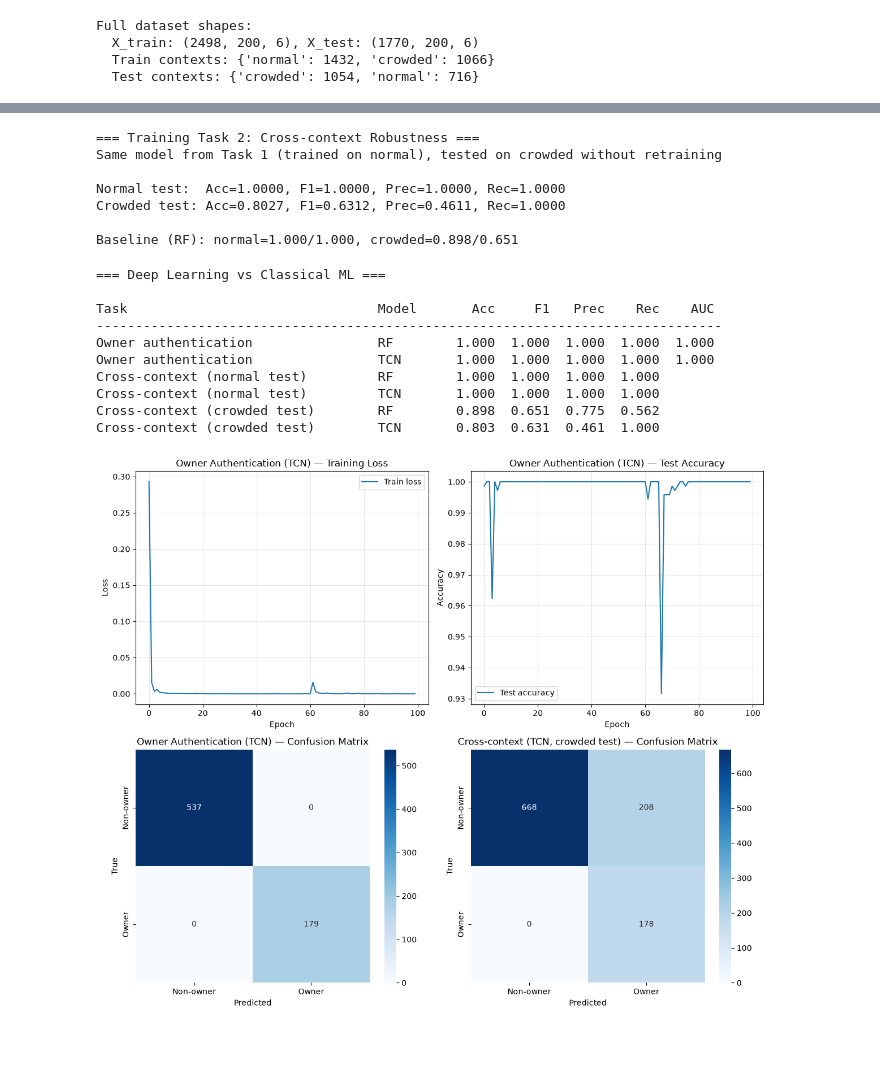
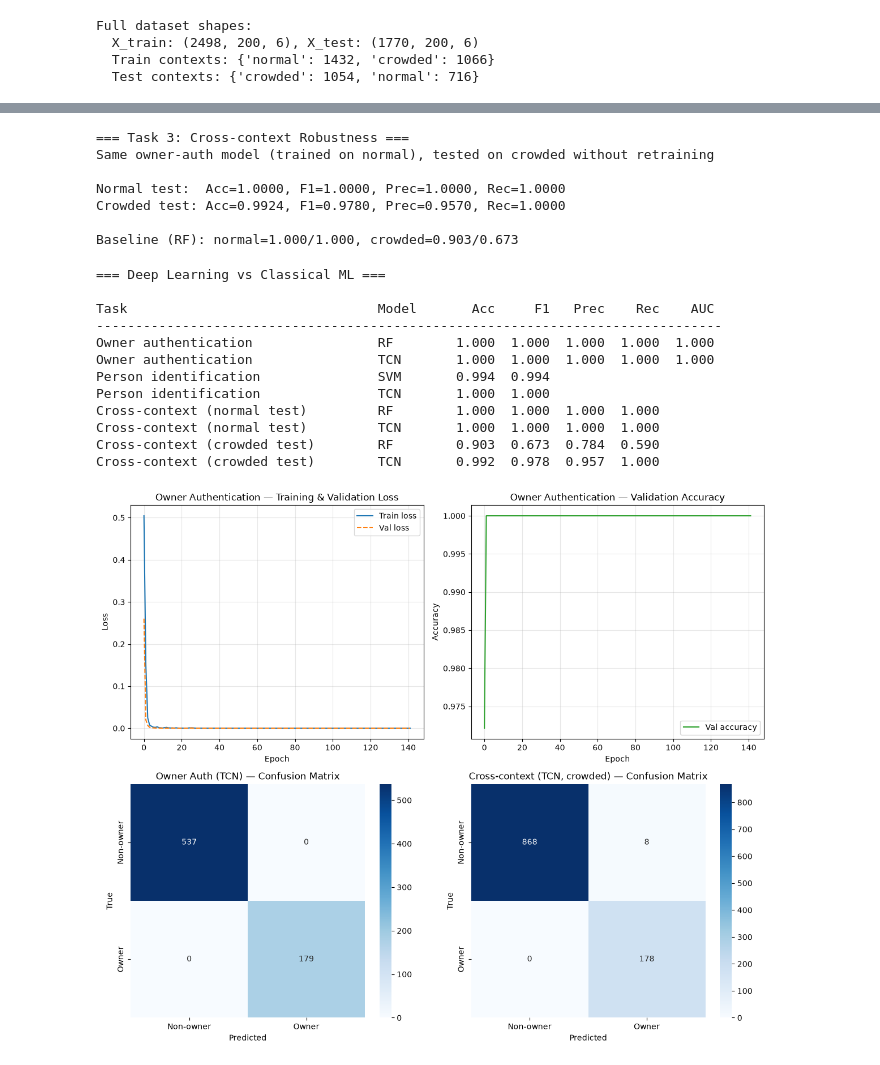
Before and after one commit to Pedro105/ML4QS, a Jupyter notebook: Experiment/05_deeplearning.ipynb, the cells around one changed output, grey strips where cells are left out. Drawn from its saved outputs; the diff is of its cells as text; code cells hidden in the pictures.

```diff
--- a/Experiment/05_deeplearning.ipynb
+++ b/Experiment/05_deeplearning.ipynb
@@ -206,17 +346,9 @@ Training function defined.
 # %%
-def evaluate_binary(y_true, y_pred, y_proba):
-    return {
-        'accuracy': accuracy_score(y_true, y_pred),
-        'f1': f1_score(y_true, y_pred),
-        'precision': precision_score(y_true, y_pred),
-        'recall': recall_score(y_true, y_pred),
-        'roc_auc': roc_auc_score(y_true, y_proba[:, 1]) if y_proba is not None else np.nan,
-    }
-
-
-print('\n=== Training Task 1: Owner Authentication ===')
-pred_tr_auth, pred_te_auth, probs_te_auth, hist_auth, model_auth = train_model(
-    X_train_auth, y_train_auth, X_test_auth, y_test_auth, epochs=100, batch_size=32
+# --- Task 1: Final owner authentication model with best config ---
+print('=== Task 1: Owner Authentication (best config) ===\n')
+pred_te_auth, probs_te_auth, hist_auth, model_auth = train_model(
+    X_train_auth, y_train_auth, X_test_auth, y_test_auth,
+    epochs=150, batch_size=32, lr=1e-3, **best_cfg
 )
 
 metrics_auth = evaluate_binary(y_test_auth, pred_te_auth, probs_te_auth)
@@ -239,6 +401,7 @@ Baseline (RF): Acc=1.000, F1=1.000, Prec=1.000, Rec=1.000, AUC=1.000
 # %%
-print('\n=== Training Task 2: Cross-context Robustness ===')
-print('Same model from Task 1 (trained on normal), tested on crowded without retraining\n')
+# --- Task 3: Cross-context Robustness ---
+print('=== Task 3: Cross-context Robustness ===')
+print('Same owner-auth model (trained on normal), tested on crowded without retraining\n')
 
 pred_te_crowded, probs_te_crowded = predict_with_model(model_auth, X_test_crowded)
 
@@ -249,21 +412,24 @@ print(f"Normal test:  Acc={metrics_normal['accuracy']:.4f}, F1={metrics_normal['
       f"Prec={metrics_normal['precision']:.4f}, Rec={metrics_normal['recall']:.4f}")
 print(f"Crowded test: Acc={metrics_crowded['accuracy']:.4f}, F1={metrics_crowded['f1']:.4f}, "
       f"Prec={metrics_crowded['precision']:.4f}, Rec={metrics_crowded['recall']:.4f}")
-print(f"\nBaseline (RF): normal=1.000/1.000, crowded=0.898/0.651")
+print(f"\nBaseline (RF): normal=1.000/1.000, crowded=0.903/0.673")
 # %% [output]
-=== Training Task 2: Cross-context Robustness ===
-Same model from Task 1 (trained on normal), tested on crowded without retraining
+=== Task 3: Cross-context Robustness ===
+Same owner-auth model (trained on normal), tested on crowded without retraining
 
 Normal test:  Acc=1.0000, F1=1.0000, Prec=1.0000, Rec=1.0000
-Crowded test: Acc=0.8027, F1=0.6312, Prec=0.4611, Rec=1.0000
+Crowded test: Acc=0.9924, F1=0.9780, Prec=0.9570, Rec=1.0000
 
-Baseline (RF): normal=1.000/1.000, crowded=0.898/0.651
+Baseline (RF): normal=1.000/1.000, crowded=0.903/0.673
 # %%
+# Save all results
 dl_results = pd.DataFrame([
     {'task': 'Owner authentication', 'accuracy': metrics_auth['accuracy'],
      'f1': metrics_auth['f1'], 'precision': metrics_auth['precision'],
      'recall': metrics_auth['recall'], 'roc_auc': metrics_auth['roc_auc'],
      'model': 'TCN'},
+    {'task': 'Person identification', 'accuracy': metrics_person['accuracy'],
+     'macro_f1': metrics_person['macro_f1'], 'model': 'TCN'},
     {'task': 'Cross-context robustness', 'accuracy': metrics_normal['accuracy'],
      'f1': metrics_normal['f1'], 'precision': metrics_normal['precision'],
      'recall': metrics_normal['recall'], 'roc_auc': metrics_normal['roc_auc'],
@@ -273,18 +439,19 @@ dl_results = pd.DataFrame([
      'recall': metrics_crowded['recall'], 'roc_auc': metrics_crowded['roc_auc'],
      'model': 'TCN', 'subset': 'crowded_test'},
 ])
+dl_results.to_csv(RES / 'deeplearning_results.csv', index=False)
 
-print('\n=== Deep Learning vs Classical ML ===')
+print('=== Deep Learning vs Classical ML ===')
 print(f"\n{'Task':<35} {'Model':<8} {'Acc':>6} {'F1':>6} {'Prec':>6} {'Rec':>6} {'AUC':>6}")
 print('-' * 80)
 print(f"{'Owner authentication':<35} {'RF':<8} {'1.000':>6} {'1.000':>6} {'1.000':>6} {'1.000':>6} {'1.000':>6}")
 print(f"{'Owner authentication':<35} {'TCN':<8} {metrics_auth['accuracy']:>6.3f} {metrics_auth['f1']:>6.3f} {metrics_auth['precision']:>6.3f} {metrics_auth['recall']:>6.3f} {metrics_auth['roc_auc']:>6.3f}")
+print(f"{'Person identification':<35} {'SVM':<8} {'0.994':>6} {'0.994':>6}")
+print(f"{'Person identification':<35} {'TCN':<8} {metrics_person['accuracy']:>6.3f} {metrics_person['macro_f1']:>6.3f}")
 print(f"{'Cross-context (normal test)':<35} {'RF':<8} {'1.000':>6} {'1.000':>6} {'1.000':>6} {'1.000':>6}")
 print(f"{'Cross-context (normal test)':<35} {'TCN':<8} {metrics_normal['accuracy']:>6.3f} {metrics_normal['f1']:>6.3f} {metrics_normal['precision']:>6.3f} {metrics_normal['recall']:>6.3f}")
-print(f"{'Cross-context (crowded test)':<35} {'RF':<8} {'0.898':>6} {'0.651':>6} {'0.775':>6} {'0.562':>6}")
+print(f"{'Cross-context (crowded test)':<35} {'RF':<8} {'0.903':>6} {'0.673':>6} {'0.784':>6} {'0.590':>6}")
 print(f"{'Cross-context (crowded test)':<35} {'TCN':<8} {metrics_crowded['accuracy']:>6.3f} {metrics_crowded['f1']:>6.3f} {metrics_crowded['precision']:>6.3f} {metrics_crowded['recall']:>6.3f}")
-
-dl_results.to_csv(RES / 'deeplearning_results.csv', index=False)
 # %% [output]
 === Deep Learning vs Classical ML ===
 
@@ -292,43 +459,48 @@ Task                                Model       Acc     F1   Prec    Rec    AUC
 --------------------------------------------------------------------------------
 Owner authentication                RF        1.000  1.000  1.000  1.000  1.000
 Owner authentication                TCN       1.000  1.000  1.000  1.000  1.000
+Person identification               SVM       0.994  0.994
+Person identification               TCN       1.000  1.000
 Cross-context (normal test)         RF        1.000  1.000  1.000  1.000
 Cross-context (normal test)         TCN       1.000  1.000  1.000  1.000
-Cross-context (crowded test)        RF        0.898  0.651  0.775  0.562
-Cross-context (crowded test)        TCN       0.803  0.631  0.461  1.000
+Cross-context (crowded test)        RF        0.903  0.673  0.784  0.590
+Cross-context (crowded test)        TCN       0.992  0.978  0.957  1.000
 # %%
 fig, axes = plt.subplots(2, 2, figsize=(12, 10))
 
+# Training curves — owner auth
 axes[0, 0].plot(hist_auth['train_loss'], label='Train loss')
+axes[0, 0].plot(hist_auth['val_loss'], label='Val loss', linestyle='--')
 axes[0, 0].set_xlabel('Epoch')
 axes[0, 0].set_ylabel('Loss')
-axes[0, 0].set_title('Owner Authentication (TCN) — Training Loss')
+axes[0, 0].set_title('Owner Authentication — Training & Validation Loss')
 axes[0, 0].legend()
 axes[0, 0].grid(True, alpha=0.3)
 
-axes[0, 1].plot(hist_auth['test_acc'], label='Test accuracy')
+axes[0, 1].plot(hist_auth['val_acc'], label='Val accuracy', color='tab:green')
 axes[0, 1].set_xlabel('Epoch')
 axes[0, 1].set_ylabel('Accuracy')
-axes[0, 1].set_title('Owner Authentication (TCN) — Test Accuracy')
+axes[0, 1].set_title('Owner Authentication — Validation Accuracy')
 axes[0, 1].legend()
 axes[0, 1].grid(True, alpha=0.3)
 
+# Confusion matrices
 cm_auth = confusion_matrix(y_test_auth, pred_te_auth)
 sns.heatmap(cm_auth, annot=True, fmt='d', ax=axes[1, 0], cmap='Blues',
             xticklabels=['Non-owner', 'Owner'], yticklabels=['Non-owner', 'Owner'])
-axes[1, 0].set_title('Owner Authentication (TCN) — Confusion Matrix')
+axes[1, 0].set_title('Owner Auth (TCN) — Confusion Matrix')
 axes[1, 0].set_ylabel('True')
 axes[1, 0].set_xlabel('Predicted')
 
 cm_crowded = confusion_matrix(y_test_crowded, pred_te_crowded)
 sns.heatmap(cm_crowded, annot=True, fmt='d', ax=axes[1, 1], cmap='Blues',
             xticklabels=['Non-owner', 'Owner'], yticklabels=['Non-owner', 'Owner'])
-axes[1, 1].set_title('Cross-context (TCN, crowded test) — Confusion Matrix')
+axes[1, 1].set_title('Cross-context (TCN, crowded) — Confusion Matrix')
 axes[1, 1].set_ylabel('True')
 axes[1, 1].set_xlabel('Predicted')
 
 fig.tight_layout()
 fig.savefig(FIG / 'fig15_tcn_results.png', dpi=150)
 plt.show()
 # %% [output]
-[figure, old version]
+[figure, new version]
```
Also changed, not shown: parts of 14 cells of this notebook.
